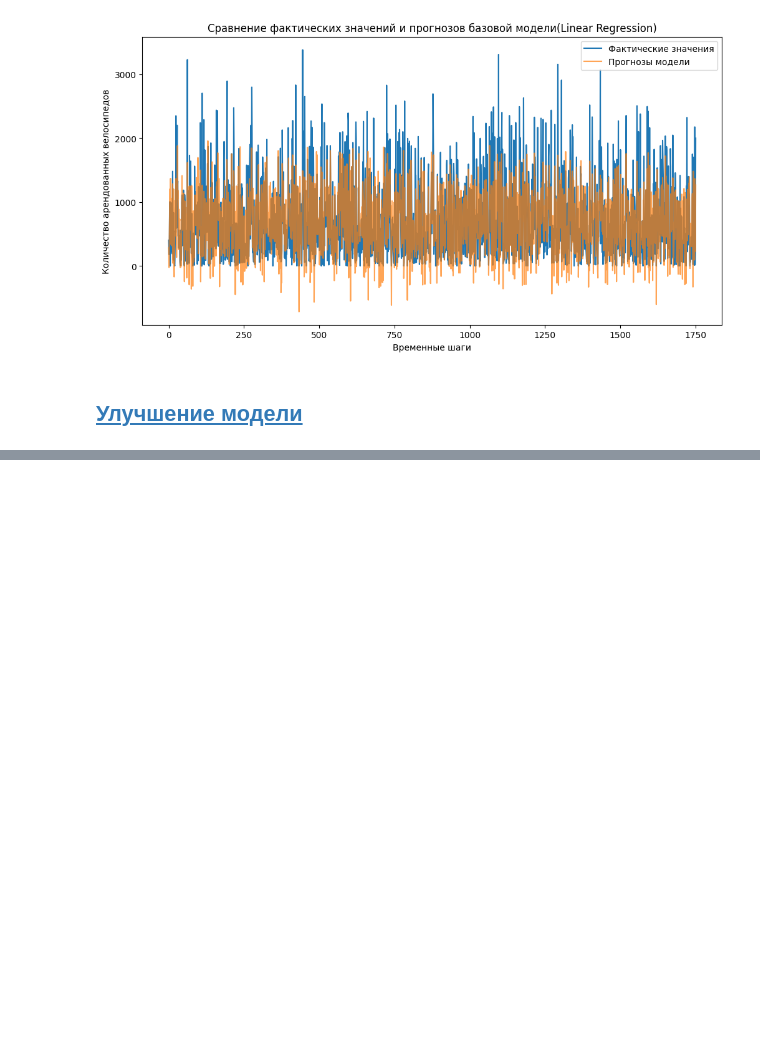
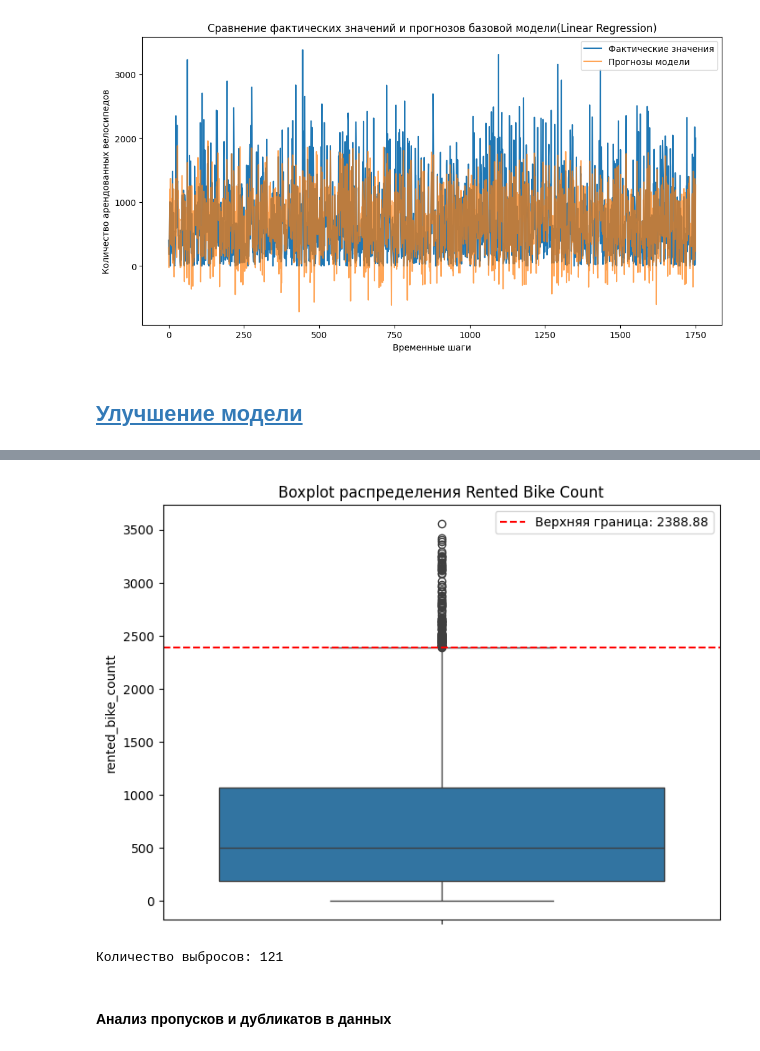
Before and after one commit to MEYakunin/Sprint14_Bike_Rental_Forecast, a Jupyter notebook: BikeSouth_nonlinear_demand_forecast.ipynb, the cells around one changed output, grey strips where cells are left out. Drawn from its saved outputs; the diff is of its cells as text; code cells hidden in the pictures; blank space fills up the shorter version.

```diff
--- a/BikeSouth_nonlinear_demand_forecast.ipynb
+++ b/BikeSouth_nonlinear_demand_forecast.ipynb
@@ -181,0 +323,24 @@ plt.show()
+# %%
+# Вычисляем границы для выбросов
+Q1 = train_data['rented_bike_count'].quantile(0.25)
+Q3 = train_data['rented_bike_count'].quantile(0.75)
+IQR = Q3 - Q1
+upper_bound = Q3 + 1.5 * IQR
+
+# Строим boxplot
+plt.figure(figsize=(8, 6))
+sns.boxplot(y=train_data['rented_bike_count'])
+plt.title('Boxplot распределения Rented Bike Count')
+plt.ylabel('rented_bike_countt')
+
+# Дополнительно отметим границы выбросов
+plt.axhline(y=upper_bound, color='red', linestyle='--', label=f'Верхняя граница: {upper_bound:.2f}')
+plt.legend()
+plt.show()
+
+# Проверяем количество выбросов
+outliers = train_data[(train_data['rented_bike_count'] > upper_bound)]
+print(f"Количество выбросов: {outliers.shape[0]}")
+# %% [output]
+[figure, added]
+Количество выбросов: 121
@@ -181,0 +381,2 @@ plt.show()
+# %% [markdown]
+#### Анализ пропусков и дубликатов в данных
```
Also changed, not shown: parts of 14 cells of this notebook, 1 other file.
